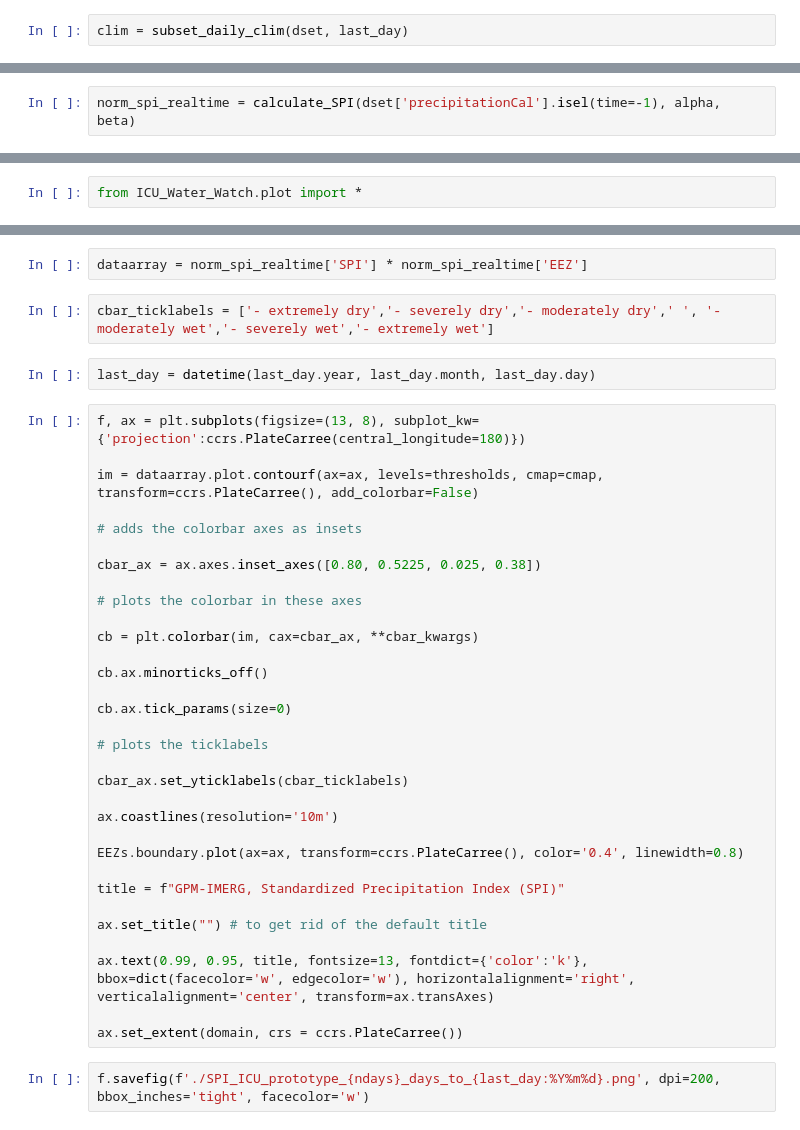
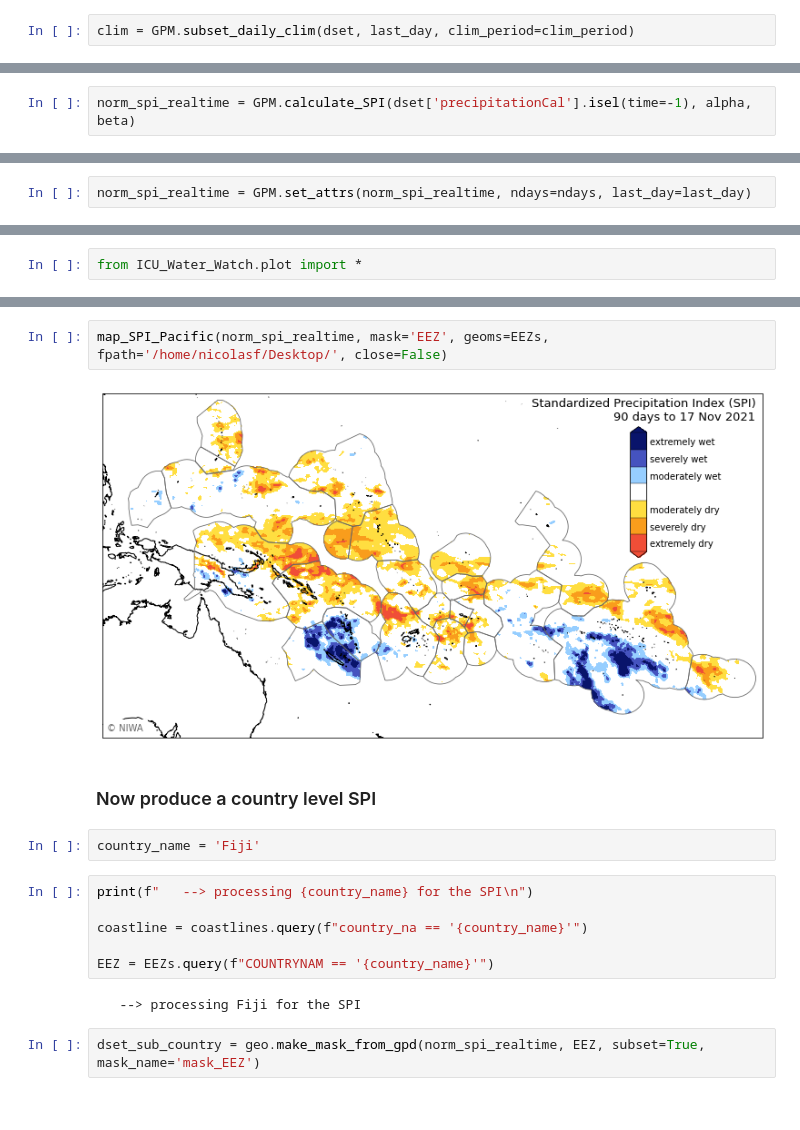
Before and after one commit to nicolasfauchereau/ICU_Water_Watch, a Jupyter notebook: notebooks/GPM/calculates_GPM-IMERG_accumulations_SPI.ipynb, the cells around one changed output, grey strips where cells are left out. Cells and saved outputs as stored; diff of their text form.

Commit message:
added calculates_GPM-IMERG_accumulations_SPI.ipynb which now maps the Pacific and country specific SPI

```diff
--- a/notebooks/GPM/calculates_GPM-IMERG_accumulations_SPI.ipynb
+++ b/notebooks/GPM/calculates_GPM-IMERG_accumulations_SPI.ipynb
@@ -144,2 +108,2 @@ def subset_daily_clim(dset, last_day, clim_period=[2001, 2020], buffer=3):
 # %%
-clim = subset_daily_clim(dset, last_day)
+clim = GPM.subset_daily_clim(dset, last_day, clim_period=clim_period)
@@ -205,2 +136,2 @@ alpha, beta = calibrate_SPI(clim)
 # %%
-norm_spi_realtime = calculate_SPI(dset['precipitationCal'].isel(time=-1), alpha, beta)
+norm_spi_realtime = GPM.calculate_SPI(dset['precipitationCal'].isel(time=-1), alpha, beta)
@@ -207,3 +140,5 @@ norm_spi_realtime = calculate_SPI(dset['precipitationCal'].isel(time=-1), alpha,
+# %%
+norm_spi_realtime = GPM.set_attrs(norm_spi_realtime, ndays=ndays, last_day=last_day)
 # %% [markdown]
 ### reads in the EEZs
 # %%
@@ -233,40 +158,18 @@ cmap = matplotlib.colors.ListedColormap(rgbs, name='SPI')
-# %%
-dataarray = norm_spi_realtime['SPI'] * norm_spi_realtime['EEZ']
-# %%
-cbar_ticklabels = ['- extremely dry','- severely dry','- moderately dry',' ', '- moderately wet','- severely wet','- extremely wet']
-# %%
-last_day = datetime(last_day.year, last_day.month, last_day.day)
-# %%
-f, ax = plt.subplots(figsize=(13, 8), subplot_kw={'projection':ccrs.PlateCarree(central_longitude=180)})
-
-im = dataarray.plot.contourf(ax=ax, levels=thresholds, cmap=cmap, transform=ccrs.PlateCarree(), add_colorbar=False)
-
-# adds the colorbar axes as insets
-
-cbar_ax = ax.axes.inset_axes([0.80, 0.5225, 0.025, 0.38])
-
-# plots the colorbar in these axes
-
-cb = plt.colorbar(im, cax=cbar_ax, **cbar_kwargs)
-
-cb.ax.minorticks_off()
-
-cb.ax.tick_params(size=0)
-
-# plots the ticklabels
-
-cbar_ax.set_yticklabels(cbar_ticklabels)
-
-ax.coastlines(resolution='10m')
-
-EEZs.boundary.plot(ax=ax, transform=ccrs.PlateCarree(), color='0.4', linewidth=0.8)
-
-title = f"GPM-IMERG, Standardized Precipitation Index (SPI)"
-
-ax.set_title("") # to get rid of the default title
-
-ax.text(0.99, 0.95, title, fontsize=13, fontdict={'color':'k'}, bbox=dict(facecolor='w', edgecolor='w'), horizontalalignment='right', verticalalignment='center', transform=ax.transAxes)
-
-ax.set_extent(domain, crs = ccrs.PlateCarree())
-# %%
-f.savefig(f'./SPI_ICU_prototype_{ndays}_days_to_{last_day:%Y%m%d}.png', dpi=200, bbox_inches='tight', facecolor='w')
+# %%
+map_SPI_Pacific(norm_spi_realtime, mask='EEZ', geoms=EEZs, fpath='/home/nicolasf/Desktop/', close=False)
+# %% [output]
+[figure, added]
+# %% [markdown]
+### Now produce a country level SPI
+# %%
+country_name = 'Fiji'
+# %%
+print(f"   --> processing {country_name} for the SPI\n")
+
+coastline = coastlines.query(f"country_na == '{country_name}'")
+
+EEZ = EEZs.query(f"COUNTRYNAM == '{country_name}'")
+# %% [output]
+   --> processing Fiji for the SPI
+# %%
+dset_sub_country = geo.make_mask_from_gpd(norm_spi_realtime, EEZ, subset=True, mask_name='mask_EEZ')
```
Also changed, not shown: parts of 37 cells of this notebook.
